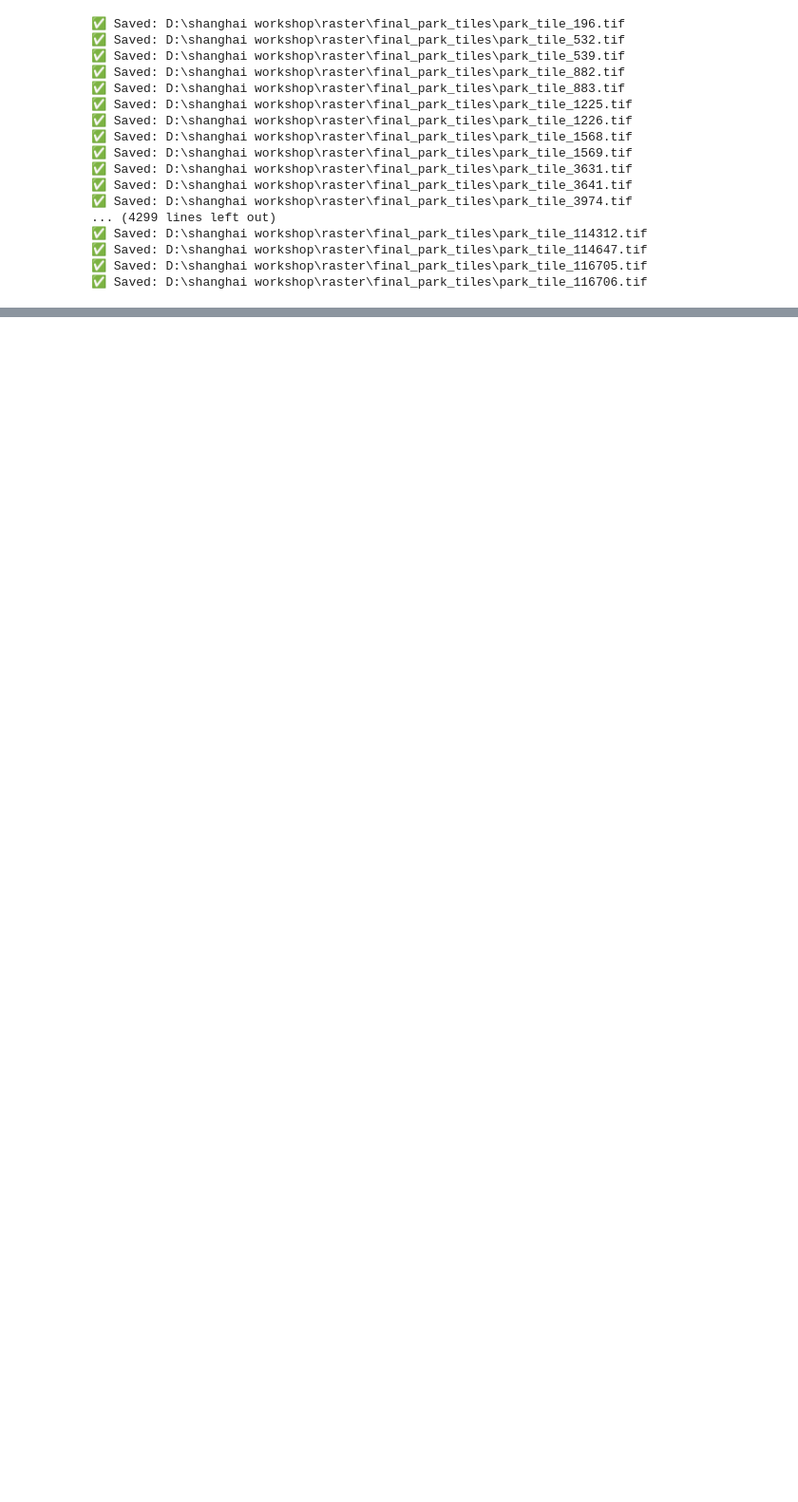
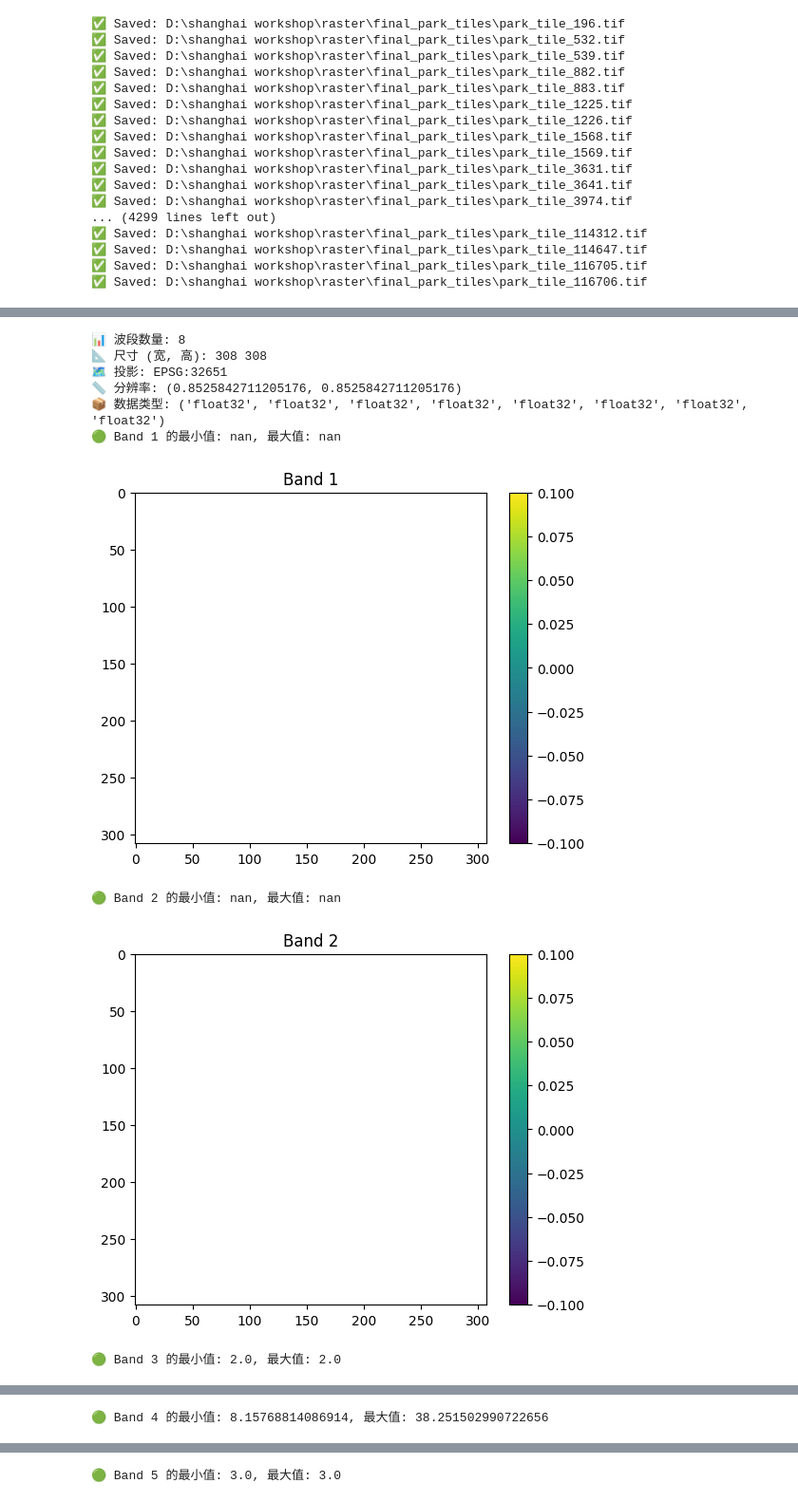
Before and after one commit to LiliLIN0324/pur-ai, a Jupyter notebook: 2.ipynb, the cells around one changed output, grey strips where cells are left out. Shown at 95% size. Saved outputs shown, nothing was run; the diff lists cells and outputs as text; code cells hidden in the pictures; blank space fills up the shorter version.

```diff
--- a/2.ipynb
+++ b/2.ipynb
@@ -96,0 +250,30 @@ rasterize_park_by_grid(
+# %%
+import rasterio
+import numpy as np
+import matplotlib.pyplot as plt
+
+# 文件路径
+file_path = r"D:\shanghai workshop\raster\visual\merged_tile_51738.tif"
+
+# 读取文件
+with rasterio.open(file_path) as src:
+
+    for i in range(1, src.count + 1):
+        band = src.read(i)
+
+        # 可选：显示图像（小图）
+        plt.imshow(band, cmap="viridis")
+        plt.title(f"Band {i}")
+        plt.colorbar()
+        plt.show()
+# %% [output]
+📊 波段数量: 8
+📐 尺寸 (宽, 高): 308 308
+🗺️ 投影: EPSG:32651
+📏 分辨率: (0.8525842711205176, 0.8525842711205176)
+📦 数据类型: ('float32', 'float32', 'float32', 'float32', 'float32', 'float32', 'float32', 'float32')
+🟢 Band 1 的最小值: nan, 最大值: nan
+[figure, added]
+🟢 Band 2 的最小值: nan, 最大值: nan
+[figure, added]
+🟢 Band 3 的最小值: 2.0, 最大值: 2.0
@@ -96,0 +281 @@ rasterize_park_by_grid(
+🟢 Band 4 的最小值: 8.15768814086914, 最大值: 38.251502990722656
@@ -96,0 +283 @@ rasterize_park_by_grid(
+🟢 Band 5 的最小值: 3.0, 最大值: 3.0
```
Also changed, not shown: parts of 5 cells of this notebook, 6 other files.
